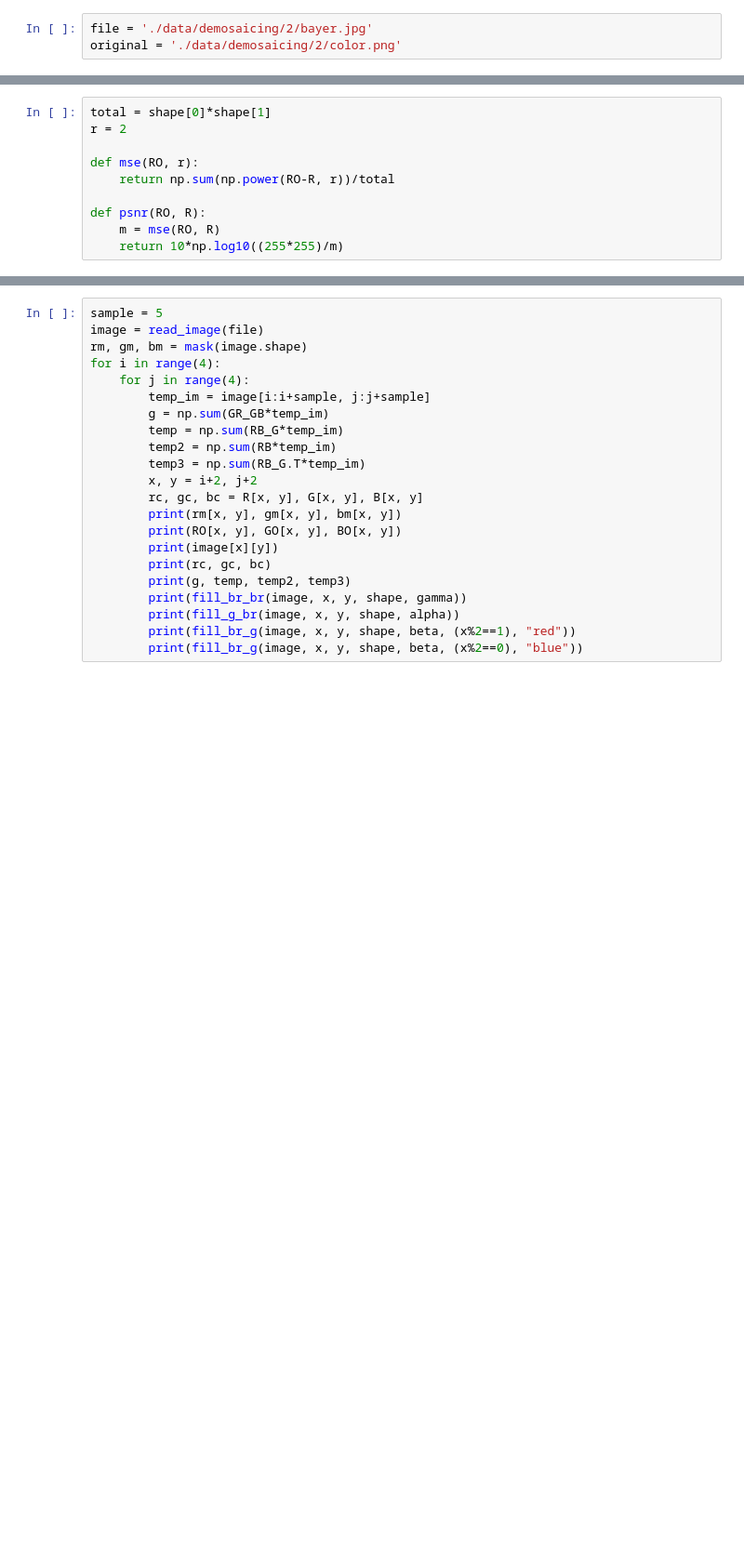
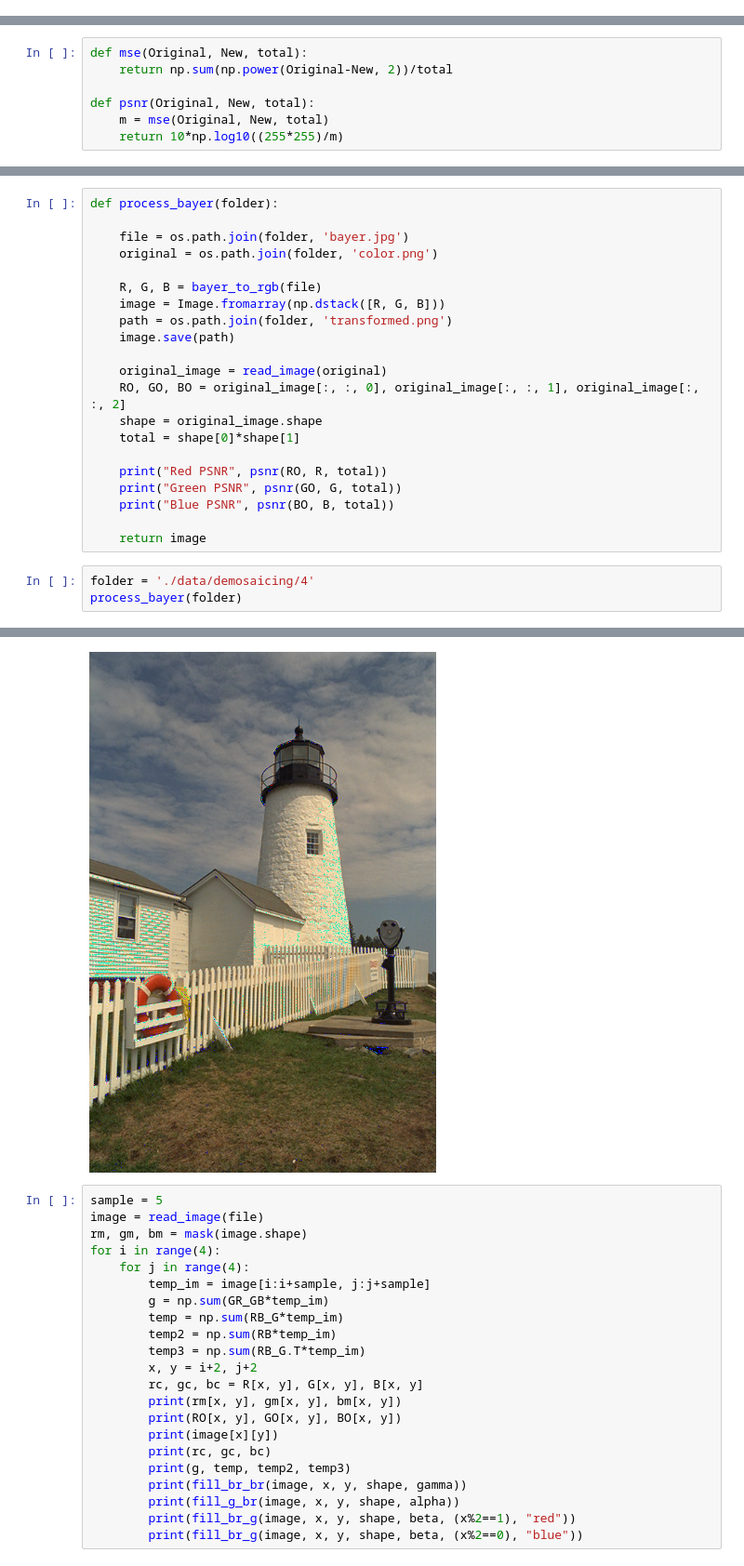
Before and after one commit to rajat499/Image-Enhancement, a Jupyter notebook: Bayer.ipynb, the cells around one changed output, grey strips where cells are left out. Shown: that part at 93% size. Drawn from its saved outputs; the diff is of its cells as text; blank space fills up the shorter version.

```diff
--- a/Bayer.ipynb
+++ b/Bayer.ipynb
@@ -112,3 +112,0 @@ def bayer_to_rgb(file):
-# %%
-file = './data/demosaicing/2/bayer.jpg'
-original = './data/demosaicing/2/color.png'
@@ -141,10 +113,7 @@ RO, GO, BO = original_image[:, :, 0], original_image[:, :, 1], original_image[:,
 # %%
-total = shape[0]*shape[1]
-r = 2
+def mse(Original, New, total):
+    return np.sum(np.power(Original-New, 2))/total
 
-def mse(RO, r):
-    return np.sum(np.power(RO-R, r))/total
-
-def psnr(RO, R):
-    m = mse(RO, R)
+def psnr(Original, New, total):
+    m = mse(Original, New, total)
     return 10*np.log10((255*255)/m)
@@ -173,0 +120,25 @@ RB = np.array(
+# %%
+def process_bayer(folder):
+
+    file = os.path.join(folder, 'bayer.jpg')
+    original = os.path.join(folder, 'color.png')
+
+    R, G, B = bayer_to_rgb(file)
+    image = Image.fromarray(np.dstack([R, G, B]))
+    path = os.path.join(folder, 'transformed.png')
+    image.save(path)
+
+    original_image = read_image(original)
+    RO, GO, BO = original_image[:, :, 0], original_image[:, :, 1], original_image[:, :, 2]
+    shape = original_image.shape
+    total = shape[0]*shape[1]
+
+    print("Red PSNR", psnr(RO, R, total))
+    print("Green PSNR", psnr(GO, G, total))
+    print("Blue PSNR", psnr(BO, B, total))
+
+    return image
+# %%
+folder = './data/demosaicing/4'
+process_bayer(folder)
+# %% [output]
@@ -174,3 +156,4 @@ RB = np.array(
+[figure, added]
 # %%
 sample = 5
 image = read_image(file)
```
Also changed, not shown: parts of 18 cells of this notebook, 4 other files.
